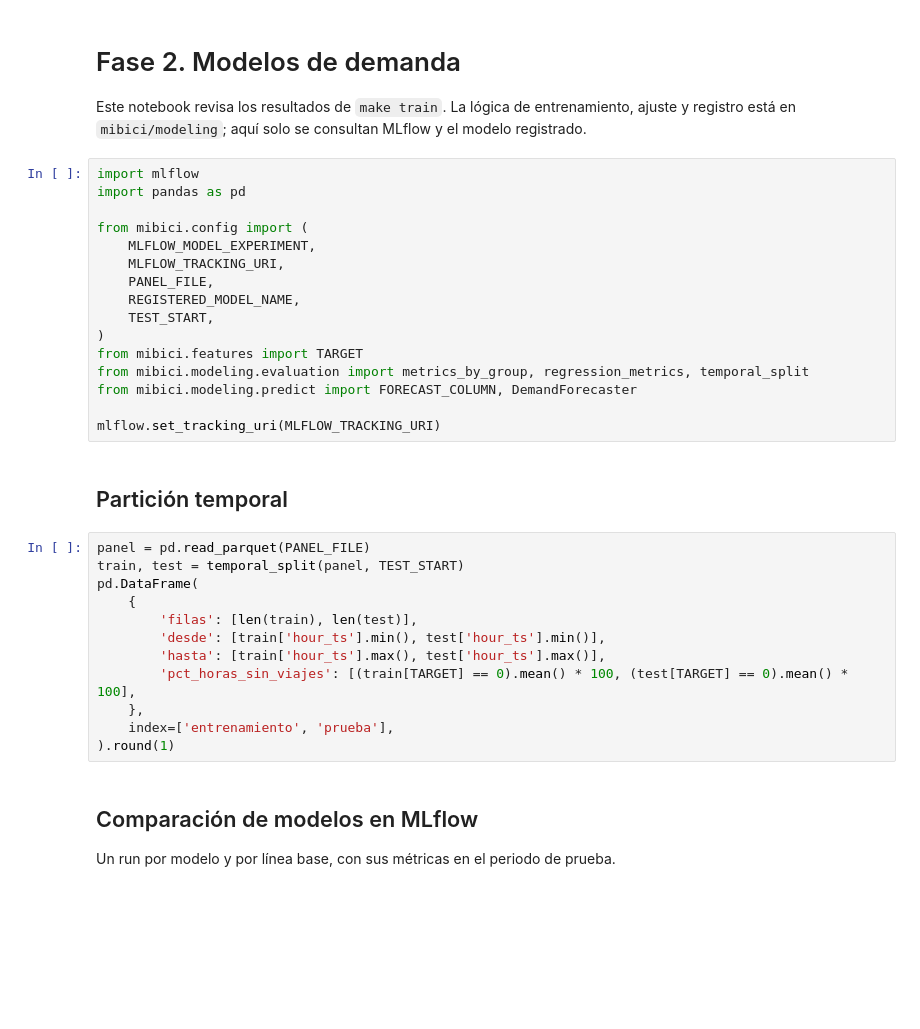
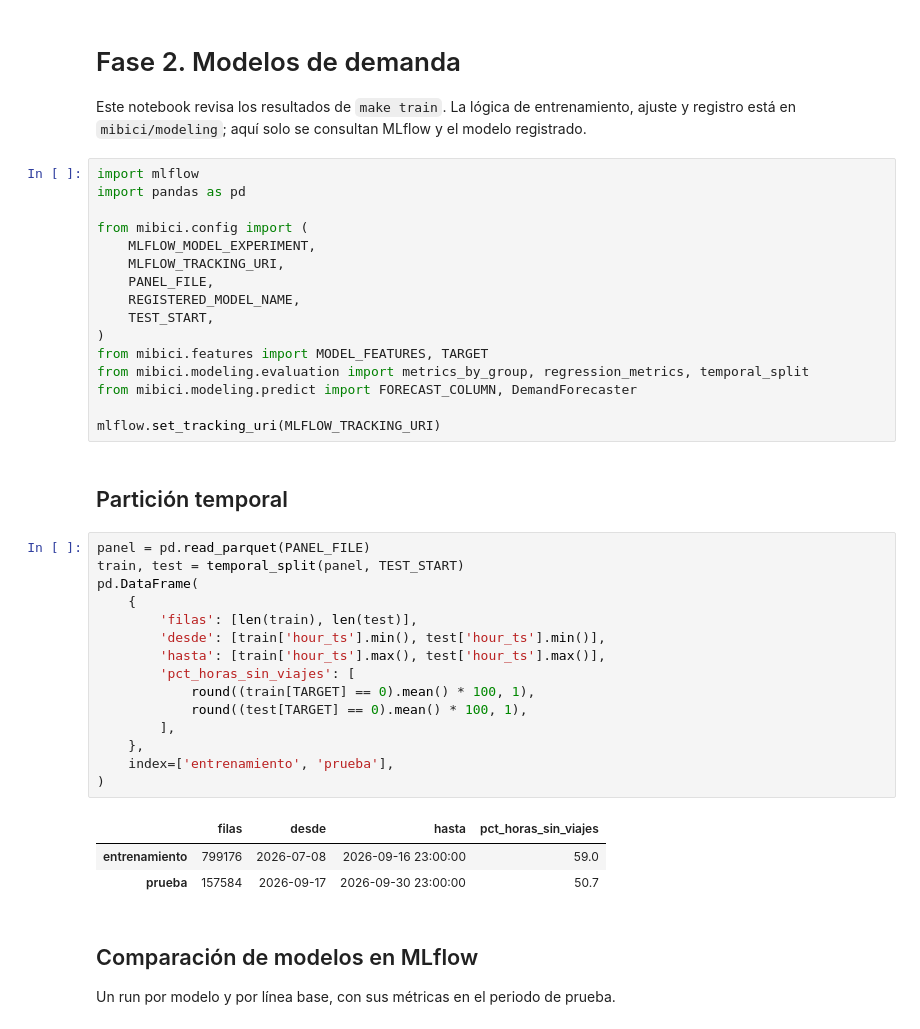
Before and after one commit to DanielDiazPlaton/Proyecto-equipo13-grupo10-op, a Jupyter notebook: notebooks/2.0-equipo13-modelos-fase2.ipynb, the cells around one changed output. Saved outputs shown, nothing was run; the diff lists cells and outputs as text; blank space fills up the shorter version.

```diff
--- a/notebooks/2.0-equipo13-modelos-fase2.ipynb
+++ b/notebooks/2.0-equipo13-modelos-fase2.ipynb
@@ -13,7 +13,7 @@ from mibici.config import (
     REGISTERED_MODEL_NAME,
     TEST_START,
 )
-from mibici.features import TARGET
+from mibici.features import MODEL_FEATURES, TARGET
 from mibici.modeling.evaluation import metrics_by_group, regression_metrics, temporal_split
 from mibici.modeling.predict import FORECAST_COLUMN, DemandForecaster
 
@@ -23,15 +23,22 @@ mlflow.set_tracking_uri(MLFLOW_TRACKING_URI)
 # %%
 panel = pd.read_parquet(PANEL_FILE)
 train, test = temporal_split(panel, TEST_START)
 pd.DataFrame(
     {
         'filas': [len(train), len(test)],
         'desde': [train['hour_ts'].min(), test['hour_ts'].min()],
         'hasta': [train['hour_ts'].max(), test['hour_ts'].max()],
-        'pct_horas_sin_viajes': [(train[TARGET] == 0).mean() * 100, (test[TARGET] == 0).mean() * 100],
+        'pct_horas_sin_viajes': [
+            round((train[TARGET] == 0).mean() * 100, 1),
+            round((test[TARGET] == 0).mean() * 100, 1),
+        ],
     },
     index=['entrenamiento', 'prueba'],
-).round(1)
+)
+# %% [output]
+|  | filas | desde | hasta | pct_horas_sin_viajes |
+| entrenamiento | 799176 | 2026-07-08 | 2026-09-16 23:00:00 | 59.0 |
+| prueba | 157584 | 2026-09-17 | 2026-09-30 23:00:00 | 50.7 |
 # %% [markdown]
 ## Comparación de modelos en MLflow
 
```
Also changed, not shown: parts of 11 cells of this notebook, 10 other files.
